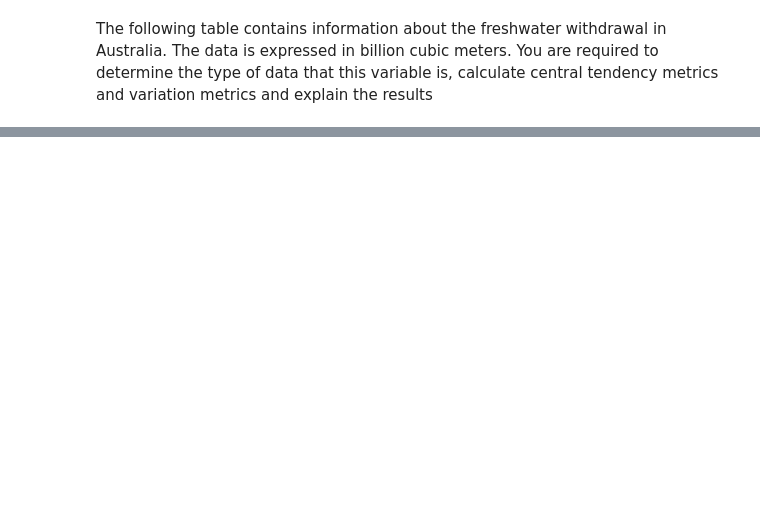
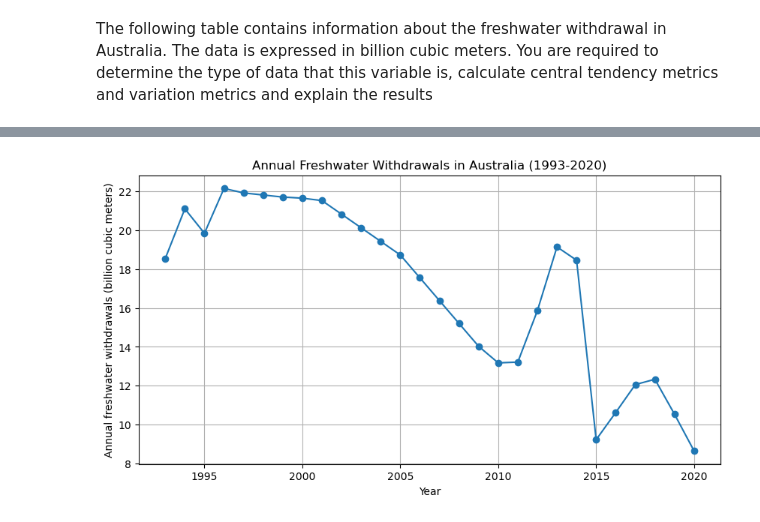
Before and after one commit to xiu-shi/DA_L7, a Jupyter notebook: CA - Descriptive Statistics_submit_3.ipynb, the cells around one changed output, grey strips where cells are left out. Saved outputs shown, nothing was run; the diff lists cells and outputs as text; code cells hidden in the pictures; blank space fills up the shorter version.

```diff
--- a/CA - Descriptive Statistics_submit_3.ipynb
+++ b/CA - Descriptive Statistics_submit_3.ipynb
@@ -62,0 +84,25 @@ Standard Deviations: 4.261385171599532%
+# %%
+# Creating the data set from 1993 to 2020 with each year's freshwater withdrawals volume
+data = {
+    'Year': list(range(1993, 2021)),
+    'Annual freshwater withdrawals (billion cubic meters)': [
+        18.5502, 21.1102, 19.8502, 22.1602, 21.9282, 21.8222, 21.7162, 21.65924,
+        21.534, 20.8338, 20.1336, 19.4334, 18.7332, 17.55665, 16.3801, 15.20355,
+        14.027, 13.175, 13.215, 15.868, 19.148, 18.463, 9.22, 10.623, 12.05864137,
+        12.33, 10.53, 8.64
+    ]
+}
+
+df = pd.DataFrame(data)
+
+
+# Visualization - to have a visdual aspect of the trean
+plt.figure(figsize=(10, 5))
+plt.plot(df['Year'], df['Annual freshwater withdrawals (billion cubic meters)'], marker='o')
+plt.title('Annual Freshwater Withdrawals in Australia (1993-2020)')
+plt.xlabel('Year')
+plt.ylabel('Annual freshwater withdrawals (billion cubic meters)')
+plt.grid(True)
+plt.show()
+# %% [output]
+[figure, added]
```
Also changed, not shown: parts of 5 cells of this notebook.
